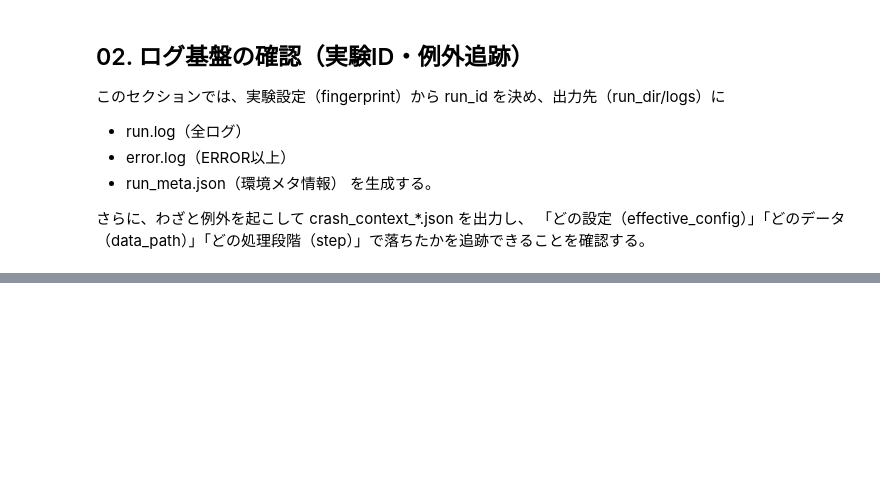
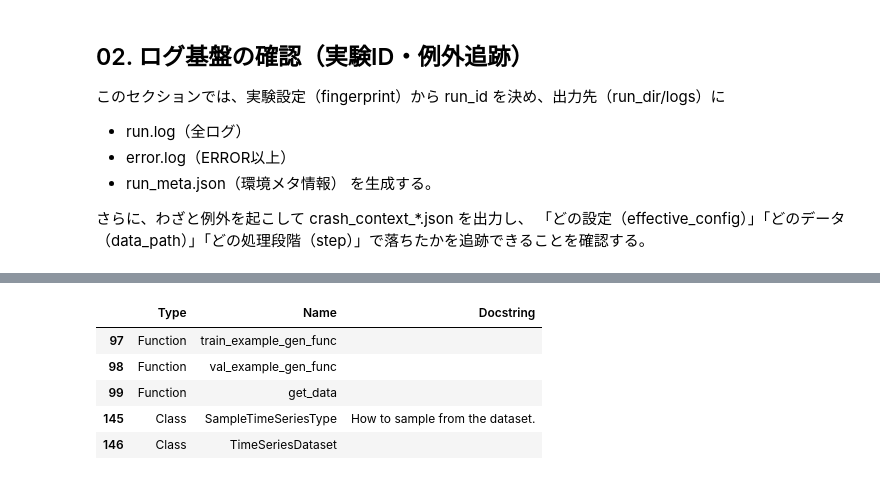
Before and after one commit to arumajirou/moinfo, a Jupyter notebook: moinfo.ipynb, the cells around one changed output, grey strips where cells are left out. Saved outputs shown, nothing was run; the diff lists cells and outputs as text; code cells hidden in the pictures; blank space fills up the shorter version.

```diff
--- a/moinfo.ipynb
+++ b/moinfo.ipynb
@@ -4027,0 +4803,91 @@ with experiment_guard(
+# %%
+import pandas as pd
+import re
+from termcolor import colored
+
+# -----------------------------------------------------------------------------
+# 1. データの読み込み
+# -----------------------------------------------------------------------------
+input_csv = "moirai_agent_function_list.csv"
+
+try:
+    df = pd.read_csv(input_csv)
+    print(colored(f"Loaded {len(df)} items from {input_csv}", "green"))
+except FileNotFoundError:
+    print(colored(f"Error: {input_csv} not found. Please run the previous extraction code first.", "red"))
+    # ダミーデータで続行しないように終了
+    df = pd.DataFrame()
+
+# -----------------------------------------------------------------------------
+# 2. 自動分類ロジックの定義
+# -----------------------------------------------------------------------------
+def categorize_component(row):
+    path = str(row['File']).lower()
+    name = str(row['Name']).lower()
+
+    # 優先順位の高い順に判定
+
+    # --- 1. Agent & Tools ---
+    if 'agent' in path or 'tools' in path or 'llm' in path or 'prompt' in path:
+        return "Agent & Tools"
+
+    # --- 2. CLI & Entry Points ---
+    if 'cli' in path or 'main' in name or path.startswith('scripts'):
+        return "CLI & Scripts"
+
+    # --- 3. Training & Evaluation ---
+    if 'loss' in path or 'metric' in path or 'eval' in path or 'train' in path or 'lightning' in path:
+        return "Training & Eval"
+
+    # --- 4. Data Processing ---
+    if 'dataset' in path or 'transform' in path or 'data' in path or 'loader' in path:
+        return "Data Pipeline"
+
+    # --- 5. Probability Distributions ---
+    if 'distribution' in path or 'distr' in name:
+        return "Distribution"
+
+    # --- 6. Models (Core Architecture) ---
+    if 'module' in path or 'network' in path or 'arch' in path or 'model' in path or 'layer' in path:
+        return "Forecasting Models"
+
+    # --- 7. Others ---
+    return "Utils & Core"
+
+if not df.empty:
+    # -----------------------------------------------------------------------------
+    # 3. 分類の実行と整形
+    # -----------------------------------------------------------------------------
+    print(colored("Categorizing components...", "cyan"))
+    df['Category'] = df.apply(categorize_component, axis=1)
+
+    # 表示用にカラムを並べ替え
+    columns_order = ['Category', 'Type', 'Name', 'Docstring', 'File', 'Args']
+    df_formatted = df[columns_order].copy()
+
+    # Docstringの欠損を埋める
+    df_formatted['Docstring'] = df_formatted['Docstring'].fillna("")
+
+    # -----------------------------------------------------------------------------
+    # 4. カテゴリごとの集計と表示
+    # -----------------------------------------------------------------------------
+    category_counts = df_formatted['Category'].value_counts()
+    print("\n=== Component Distribution ===")
+    print(category_counts)
+
+    # 各カテゴリの代表的な機能をいくつか表示
+    for cat in category_counts.index:
+        print(colored(f"\n--- {cat} ---", "yellow", attrs=["bold"]))
+        subset = df_formatted[df_formatted['Category'] == cat].head(5)
+        display(subset[['Type', 'Name', 'Docstring']])
+
+    # -----------------------------------------------------------------------------
+    # 5. 保存
+    # -----------------------------------------------------------------------------
+    output_csv = "moirai_agent_categorized.csv"
+    df_formatted.to_csv(output_csv, index=False)
+    print(colored(f"\nCategorized list saved to: {output_csv}", "blue", attrs=["bold"]))
+
+else:
+    print("DataFrame is empty. Skipping categorization.")
+# %% [output]
@@ -4027,0 +4909,6 @@ with experiment_guard(
+|  | Type | Name | Docstring |
+| 97 | Function | train_example_gen_func |  |
+| 98 | Function | val_example_gen_func |  |
+| 99 | Function | get_data |  |
+| 145 | Class | SampleTimeSeriesType | How to sample from the dataset. |
+| 146 | Class | TimeSeriesDataset |  |
```
Also changed, not shown: parts of 43 cells of this notebook, 11 other files.
